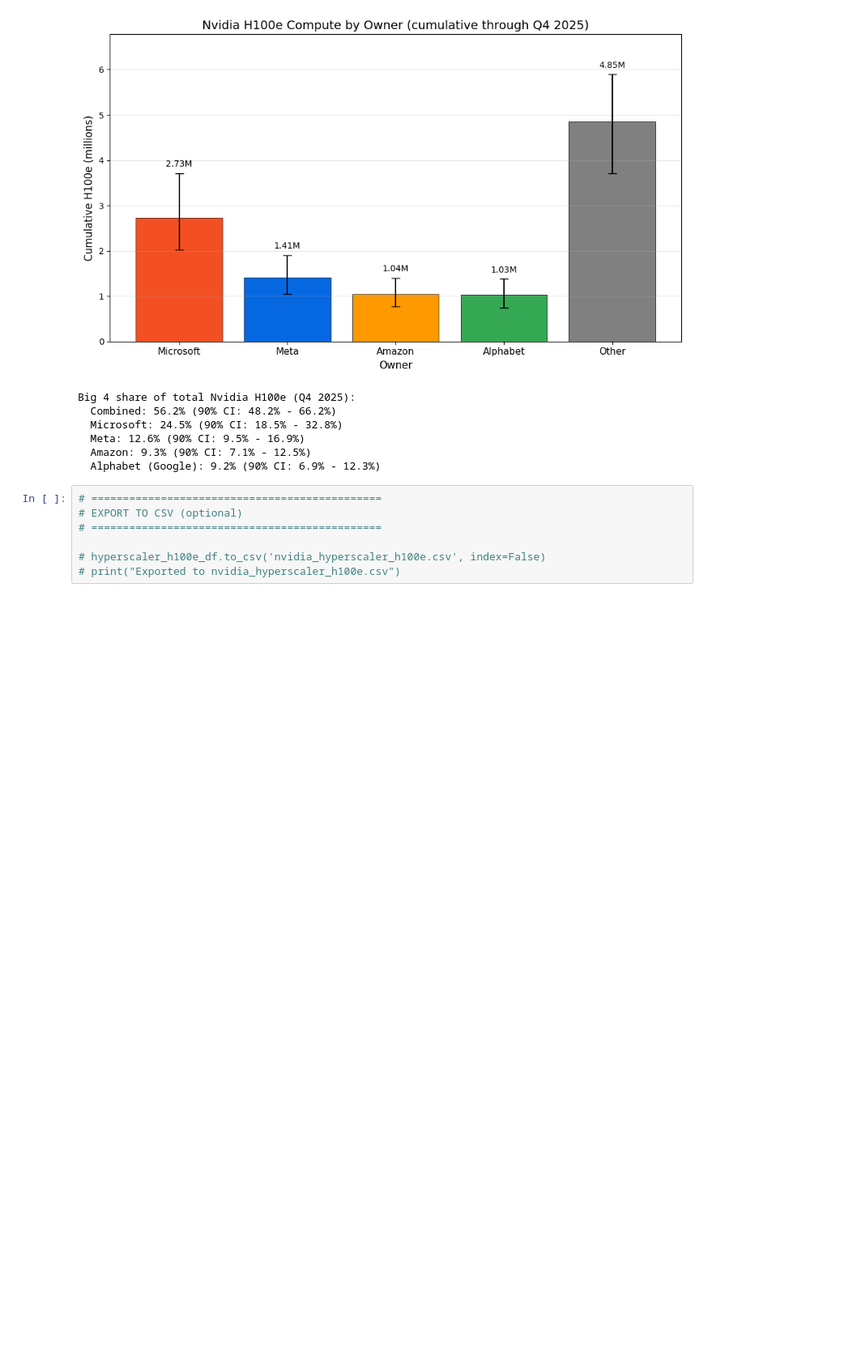
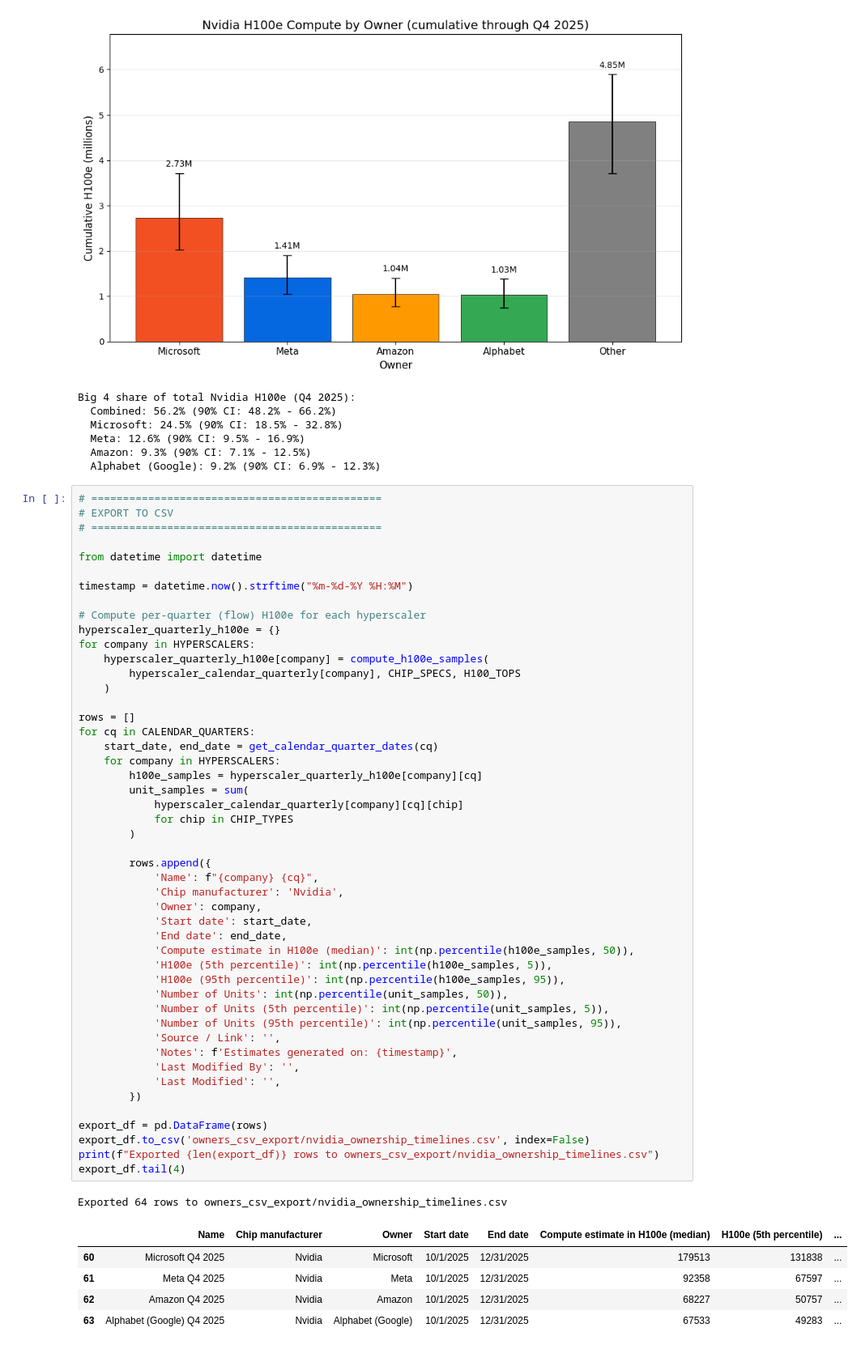
Before and after one commit to epoch-research/ai-chip-counts, a Jupyter notebook: nvidia_owners.ipynb, the cells around one changed output. Shown at 81% size. Cells and saved outputs as stored; diff of their text form; blank space fills up the shorter version.

```diff
--- a/nvidia_owners.ipynb
+++ b/nvidia_owners.ipynb
@@ -806,8 +890,56 @@ Big 4 share of total Nvidia H100e (Q4 2025):
   Alphabet (Google): 9.2% (90% CI: 6.9% - 12.3%)
 # %%
 # ==============================================
-# EXPORT TO CSV (optional)
+# EXPORT TO CSV
 # ==============================================
 
-# hyperscaler_h100e_df.to_csv('nvidia_hyperscaler_h100e.csv', index=False)
-# print("Exported to nvidia_hyperscaler_h100e.csv")
+from datetime import datetime
+
+timestamp = datetime.now().strftime("%m-%d-%Y %H:%M")
+
+# Compute per-quarter (flow) H100e for each hyperscaler
+hyperscaler_quarterly_h100e = {}
+for company in HYPERSCALERS:
+    hyperscaler_quarterly_h100e[company] = compute_h100e_samples(
+        hyperscaler_calendar_quarterly[company], CHIP_SPECS, H100_TOPS
+    )
+
+rows = []
+for cq in CALENDAR_QUARTERS:
+    start_date, end_date = get_calendar_quarter_dates(cq)
+    for company in HYPERSCALERS:
+        h100e_samples = hyperscaler_quarterly_h100e[company][cq]
+        unit_samples = sum(
+            hyperscaler_calendar_quarterly[company][cq][chip]
+            for chip in CHIP_TYPES
+        )
+
+        rows.append({
+            'Name': f"{company} {cq}",
+            'Chip manufacturer': 'Nvidia',
+            'Owner': company,
+            'Start date': start_date,
+            'End date': end_date,
+            'Compute estimate in H100e (median)': int(np.percentile(h100e_samples, 50)),
+            'H100e (5th percentile)': int(np.percentile(h100e_samples, 5)),
+            'H100e (95th percentile)': int(np.percentile(h100e_samples, 95)),
+            'Number of Units': int(np.percentile(unit_samples, 50)),
+            'Number of Units (5th percentile)': int(np.percentile(unit_samples, 5)),
+            'Number of Units (95th percentile)': int(np.percentile(unit_samples, 95)),
+            'Source / Link': '',
+            'Notes': f'Estimates generated on: {timestamp}',
+            'Last Modified By': '',
+            'Last Modified': '',
+        })
+
+export_df = pd.DataFrame(rows)
+export_df.to_csv('owners_csv_export/nvidia_ownership_timelines.csv', index=False)
+print(f"Exported {len(export_df)} rows to owners_csv_export/nvidia_ownership_timelines.csv")
+export_df.tail(4)
+# %% [output]
+Exported 64 rows to owners_csv_export/nvidia_ownership_timelines.csv
+|  | Name | Chip manufacturer | Owner | Start date | End date | Compute estimate in H100e (median) | H100e (5th percentile) | ... |
+| 60 | Microsoft Q4 2025 | Nvidia | Microsoft | 10/1/2025 | 12/31/2025 | 179513 | 131838 | ... |
+| 61 | Meta Q4 2025 | Nvidia | Meta | 10/1/2025 | 12/31/2025 | 92358 | 67597 | ... |
+| 62 | Amazon Q4 2025 | Nvidia | Amazon | 10/1/2025 | 12/31/2025 | 68227 | 50757 | ... |
+| 63 | Alphabet (Google) Q4 2025 | Nvidia | Alphabet (Google) | 10/1/2025 | 12/31/2025 | 67533 | 49283 | ... |
```
Also changed, not shown: parts of 12 cells of this notebook, 7 other files.
